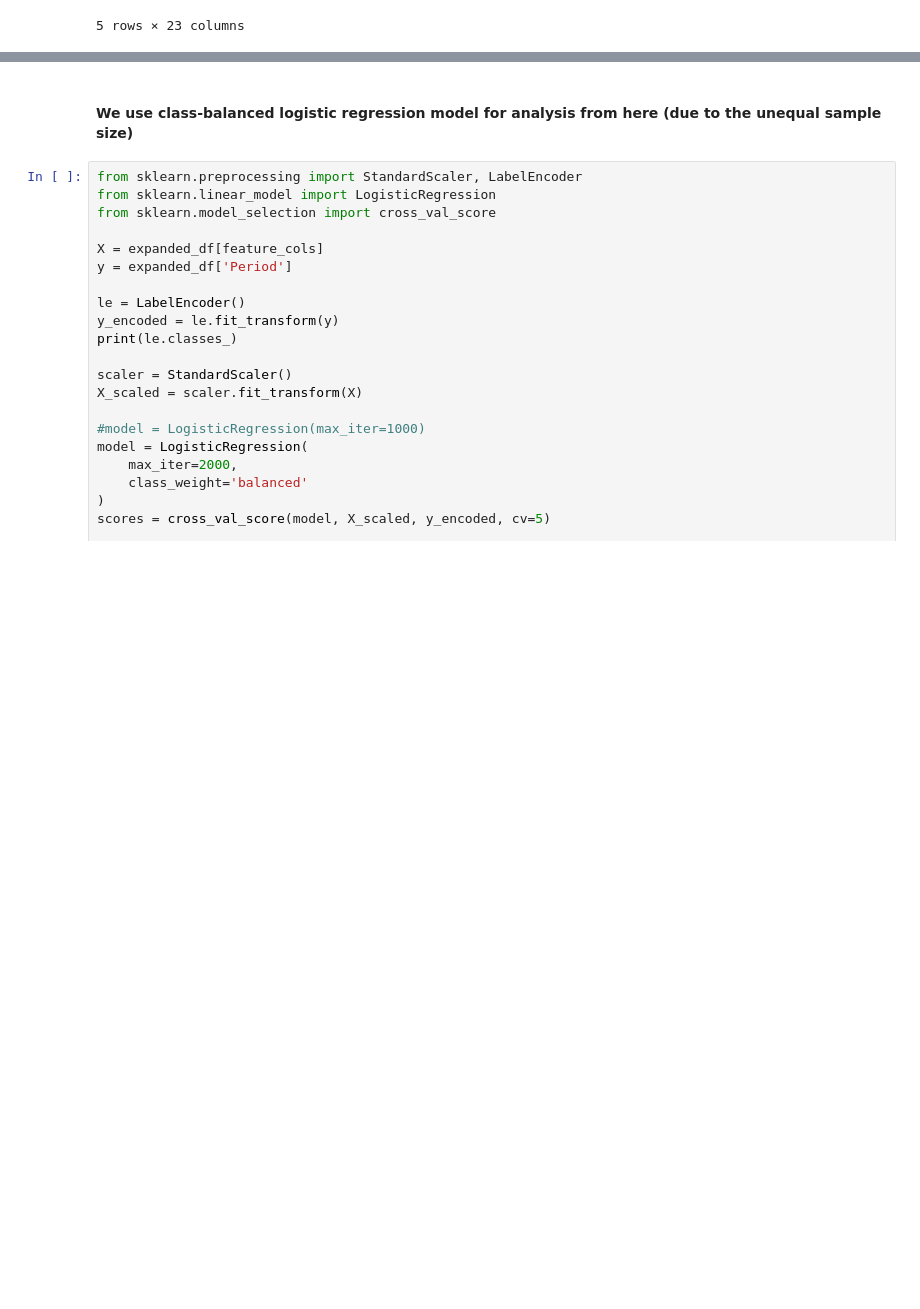
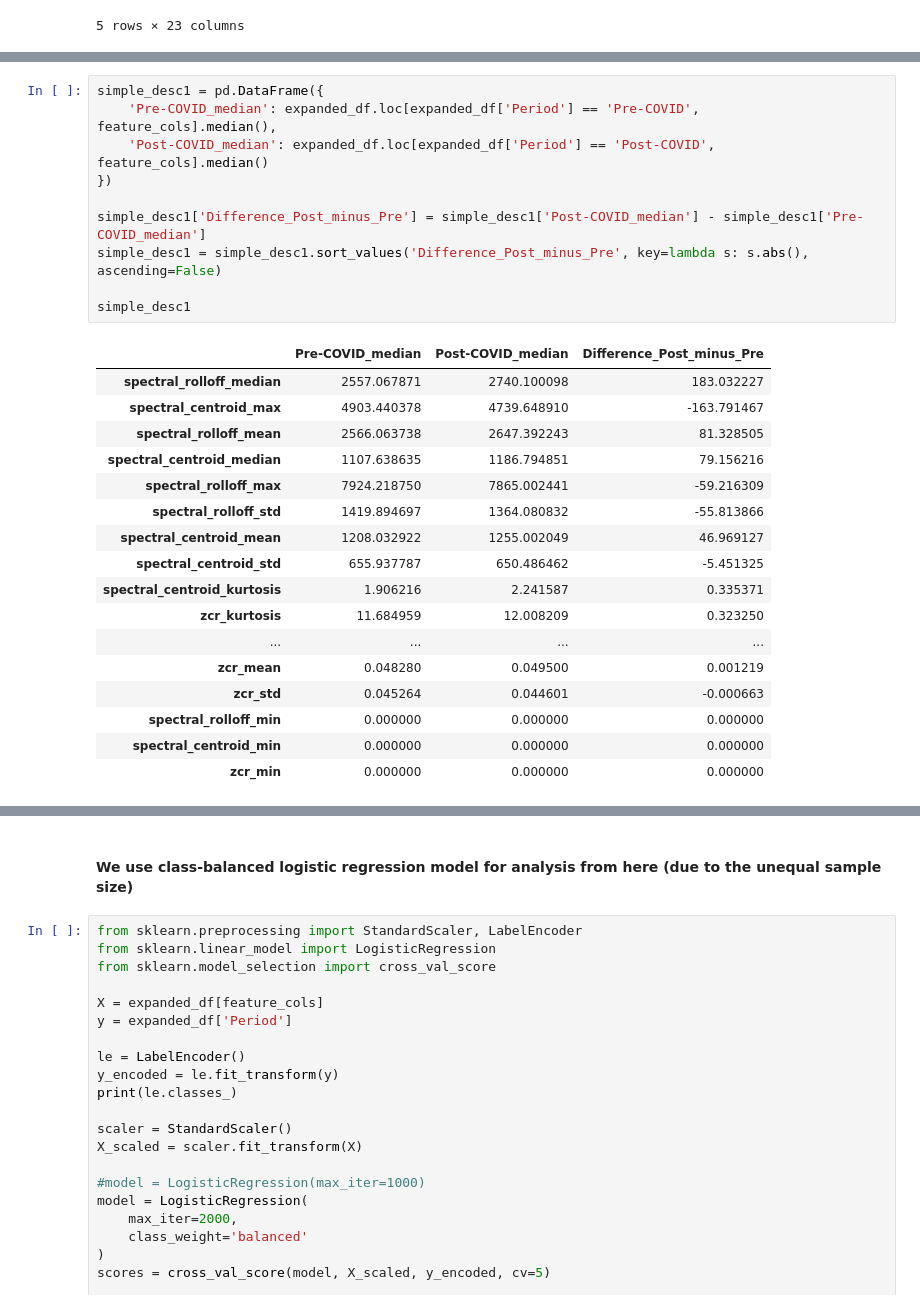
Before and after one commit to COGS108/Group081_WI26, a Jupyter notebook: 03-FinalProject.ipynb, the cells around one changed output, grey strips where cells are left out. Saved outputs shown, nothing was run; the diff lists cells and outputs as text; blank space fills up the shorter version.

```diff
--- a/03-FinalProject.ipynb
+++ b/03-FinalProject.ipynb
@@ -534,0 +618,28 @@ expanded_df.head()
+# %%
+simple_desc1 = pd.DataFrame({
+    'Pre-COVID_median': expanded_df.loc[expanded_df['Period'] == 'Pre-COVID', feature_cols].median(),
+    'Post-COVID_median': expanded_df.loc[expanded_df['Period'] == 'Post-COVID', feature_cols].median()
+})
+
+simple_desc1['Difference_Post_minus_Pre'] = simple_desc1['Post-COVID_median'] - simple_desc1['Pre-COVID_median']
+simple_desc1 = simple_desc1.sort_values('Difference_Post_minus_Pre', key=lambda s: s.abs(), ascending=False)
+
+simple_desc1
+# %% [output]
+|  | Pre-COVID_median | Post-COVID_median | Difference_Post_minus_Pre |
+| spectral_rolloff_median | 2557.067871 | 2740.100098 | 183.032227 |
+| spectral_centroid_max | 4903.440378 | 4739.648910 | -163.791467 |
+| spectral_rolloff_mean | 2566.063738 | 2647.392243 | 81.328505 |
+| spectral_centroid_median | 1107.638635 | 1186.794851 | 79.156216 |
+| spectral_rolloff_max | 7924.218750 | 7865.002441 | -59.216309 |
+| spectral_rolloff_std | 1419.894697 | 1364.080832 | -55.813866 |
+| spectral_centroid_mean | 1208.032922 | 1255.002049 | 46.969127 |
+| spectral_centroid_std | 655.937787 | 650.486462 | -5.451325 |
+| spectral_centroid_kurtosis | 1.906216 | 2.241587 | 0.335371 |
+| zcr_kurtosis | 11.684959 | 12.008209 | 0.323250 |
+| ... | ... | ... | ... |
+| zcr_mean | 0.048280 | 0.049500 | 0.001219 |
+| zcr_std | 0.045264 | 0.044601 | -0.000663 |
+| spectral_rolloff_min | 0.000000 | 0.000000 | 0.000000 |
+| spectral_centroid_min | 0.000000 | 0.000000 | 0.000000 |
+| zcr_min | 0.000000 | 0.000000 | 0.000000 |
```
Also changed, not shown: parts of 6 cells of this notebook.
